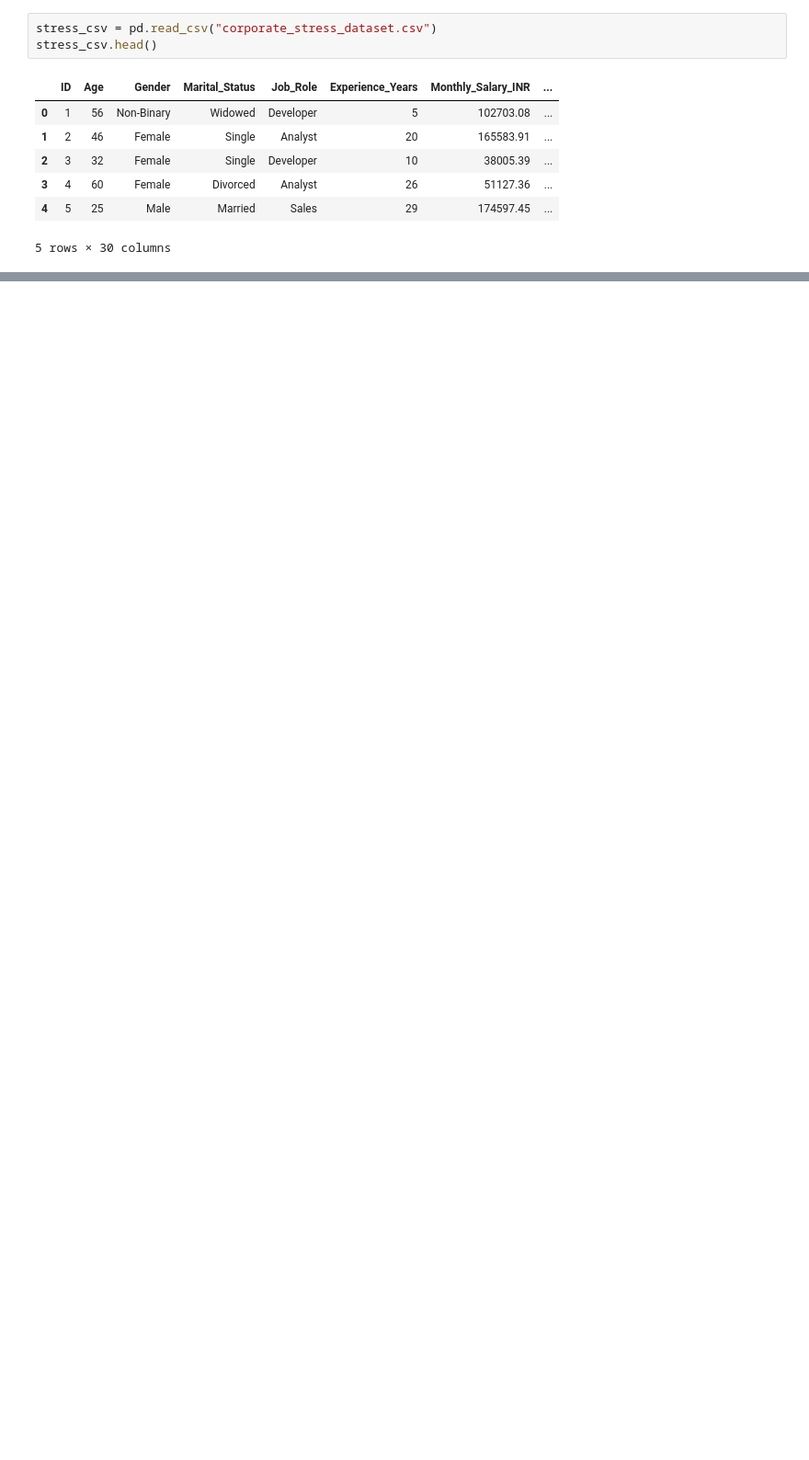
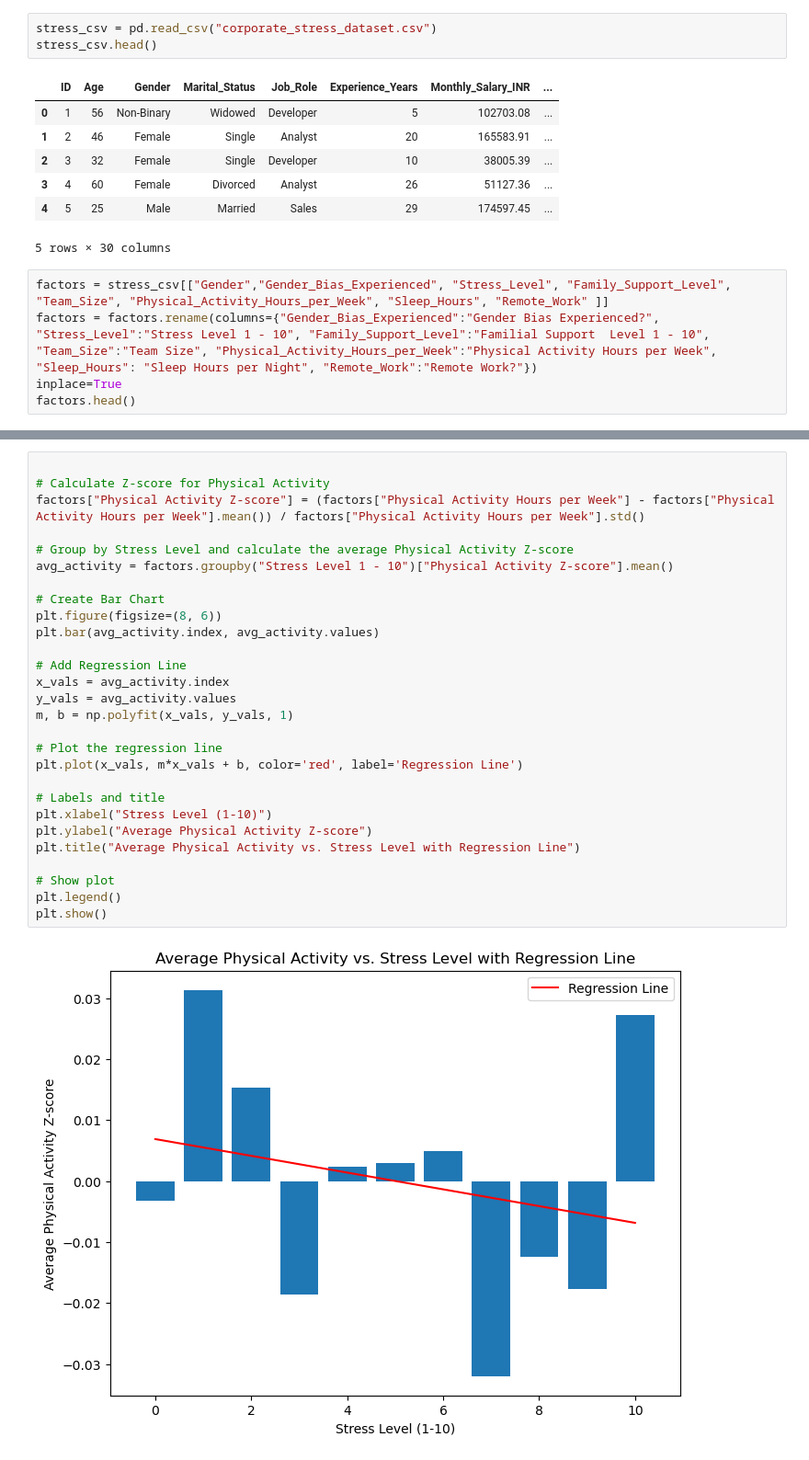
Before and after one commit to eliu14/project_1, a Jupyter notebook: project_code.ipynb, the cells around one changed output, grey strips where cells are left out. Shown at 92% size. Cells and saved outputs as stored; diff of their text form; blank space fills up the shorter version.

Commit message:
code update and graph creation - still in progress

```diff
--- a/project_code.ipynb
+++ b/project_code.ipynb
@@ -15,3 +15,8 @@ stress_csv.head()
 | 3 | 4 | 60 | Female | Divorced | Analyst | 26 | 51127.36 | ... |
 | 4 | 5 | 25 | Male | Married | Sales | 29 | 174597.45 | ... |
 5 rows × 30 columns
+# %%
+factors = stress_csv[["Gender","Gender_Bias_Experienced", "Stress_Level", "Family_Support_Level", "Team_Size", "Physical_Activity_Hours_per_Week", "Sleep_Hours", "Remote_Work" ]]
+factors = factors.rename(columns={"Gender_Bias_Experienced":"Gender Bias Experienced?", "Stress_Level":"Stress Level 1 - 10", "Family_Support_Level":"Familial Support  Level 1 - 10", "Team_Size":"Team Size", "Physical_Activity_Hours_per_Week":"Physical Activity Hours per Week", "Sleep_Hours": "Sleep Hours per Night", "Remote_Work":"Remote Work?"})
+inplace=True
+factors.head()
@@ -17,0 +30,30 @@ stress_csv.head()
+# %%
+
+# Calculate Z-score for Physical Activity
+factors["Physical Activity Z-score"] = (factors["Physical Activity Hours per Week"] - factors["Physical Activity Hours per Week"].mean()) / factors["Physical Activity Hours per Week"].std()
+
+# Group by Stress Level and calculate the average Physical Activity Z-score
+avg_activity = factors.groupby("Stress Level 1 - 10")["Physical Activity Z-score"].mean()
+
+# Create Bar Chart
+plt.figure(figsize=(8, 6))
+plt.bar(avg_activity.index, avg_activity.values)
+
+# Add Regression Line
+x_vals = avg_activity.index
+y_vals = avg_activity.values
+m, b = np.polyfit(x_vals, y_vals, 1)
+
+# Plot the regression line
+plt.plot(x_vals, m*x_vals + b, color='red', label='Regression Line')
+
+# Labels and title
+plt.xlabel("Stress Level (1-10)")
+plt.ylabel("Average Physical Activity Z-score")
+plt.title("Average Physical Activity vs. Stress Level with Regression Line")
+
+# Show plot
+plt.legend()
+plt.show()
+# %% [output]
+[figure, added]
```
Also changed, not shown: parts of 4 cells of this notebook, 1 other file.
